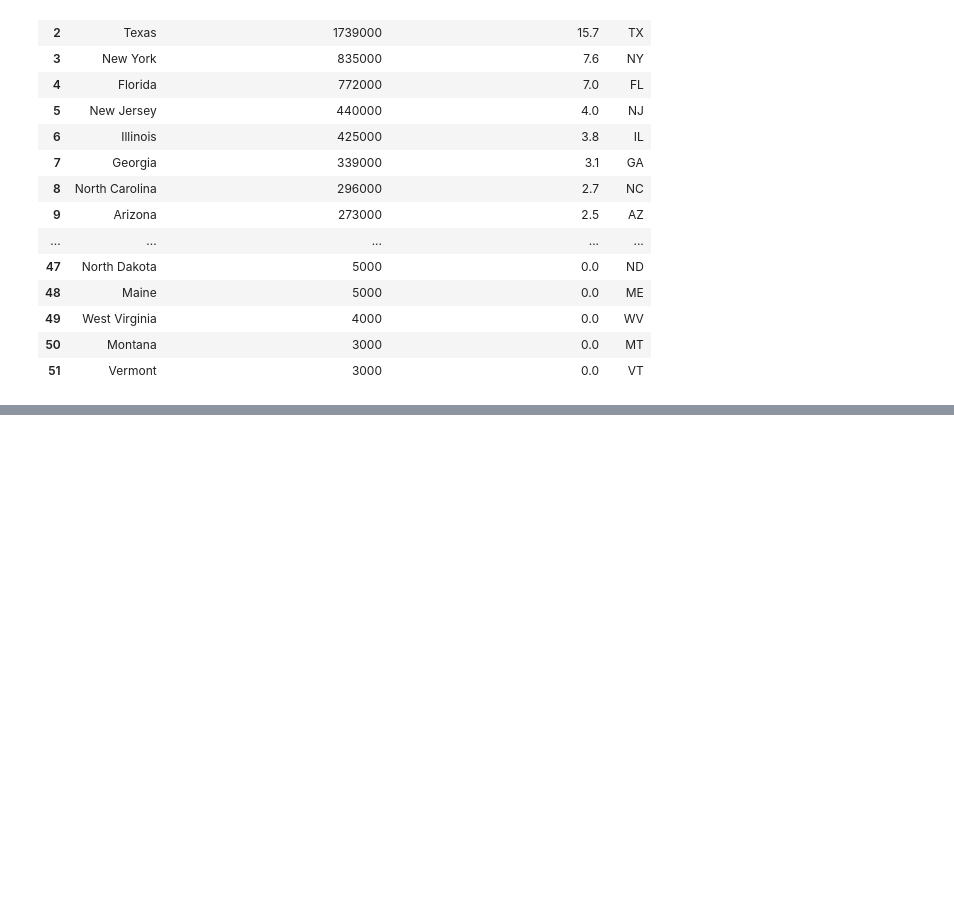
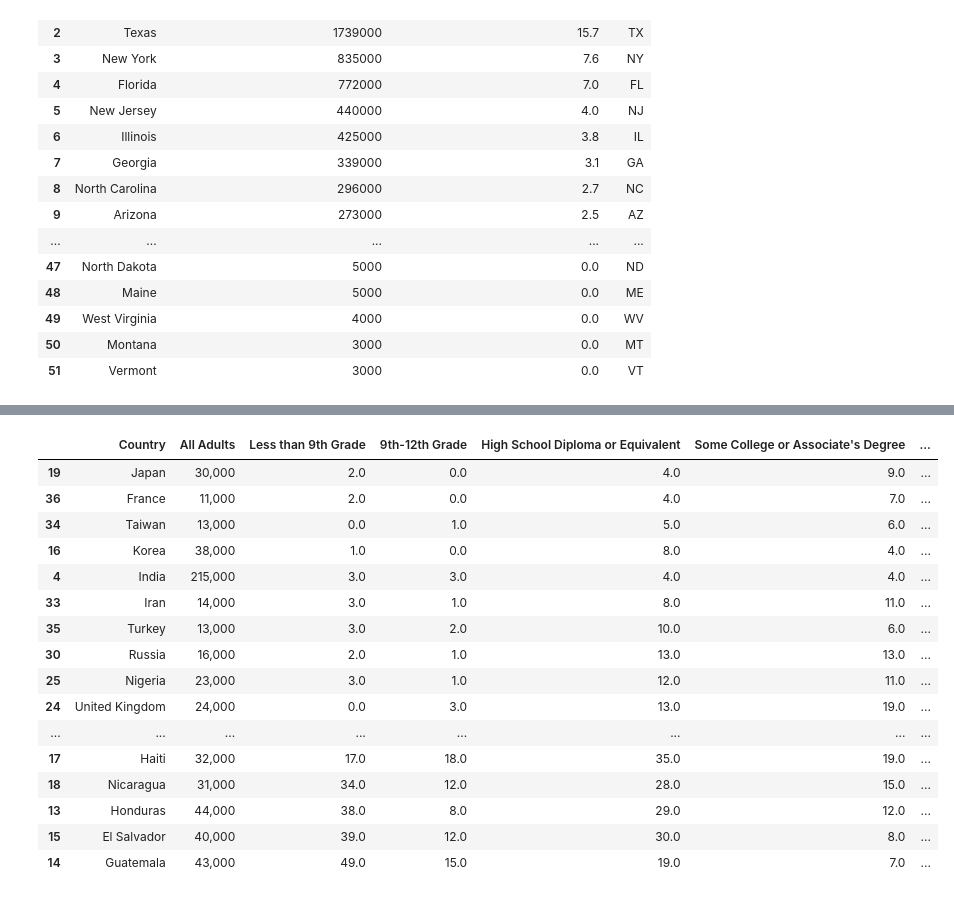
Before and after one commit to MaxB5282/Capstone, a Jupyter notebook: data/data exploration.ipynb, the cells around one changed output, grey strips where cells are left out. Cells and saved outputs as stored; diff of their text form; code cells hidden in the pictures; blank space fills up the shorter version.

```diff
--- a/data/data exploration.ipynb
+++ b/data/data exploration.ipynb
@@ -585,0 +605,22 @@ plt.xticks(rotation=45);
+# %%
+df_cleaned['Some_college_degree'] = df_cleaned['Some College or Associate\'s Degree'] + df_cleaned['Bachelor\'s Degree or Higher']
+# %%
+df_cleaned.sort_values('Some_college_degree', ascending=False)
+# %% [output]
+|  | Country | All Adults | Less than 9th Grade | 9th-12th Grade | High School Diploma or Equivalent | Some College or Associate's Degree | ... |
+| 19 | Japan | 30,000 | 2.0 | 0.0 | 4.0 | 9.0 | ... |
+| 36 | France | 11,000 | 2.0 | 0.0 | 4.0 | 7.0 | ... |
+| 34 | Taiwan | 13,000 | 0.0 | 1.0 | 5.0 | 6.0 | ... |
+| 16 | Korea | 38,000 | 1.0 | 0.0 | 8.0 | 4.0 | ... |
+| 4 | India | 215,000 | 3.0 | 3.0 | 4.0 | 4.0 | ... |
+| 33 | Iran | 14,000 | 3.0 | 1.0 | 8.0 | 11.0 | ... |
+| 35 | Turkey | 13,000 | 3.0 | 2.0 | 10.0 | 6.0 | ... |
+| 30 | Russia | 16,000 | 2.0 | 1.0 | 13.0 | 13.0 | ... |
+| 25 | Nigeria | 23,000 | 3.0 | 1.0 | 12.0 | 11.0 | ... |
+| 24 | United Kingdom | 24,000 | 0.0 | 3.0 | 13.0 | 19.0 | ... |
+| ... | ... | ... | ... | ... | ... | ... | ... |
+| 17 | Haiti | 32,000 | 17.0 | 18.0 | 35.0 | 19.0 | ... |
+| 18 | Nicaragua | 31,000 | 34.0 | 12.0 | 28.0 | 15.0 | ... |
+| 13 | Honduras | 44,000 | 38.0 | 8.0 | 29.0 | 12.0 | ... |
+| 15 | El Salvador | 40,000 | 39.0 | 12.0 | 30.0 | 8.0 | ... |
+| 14 | Guatemala | 43,000 | 49.0 | 15.0 | 19.0 | 7.0 | ... |
```
Also changed, not shown: parts of 10 cells of this notebook.
